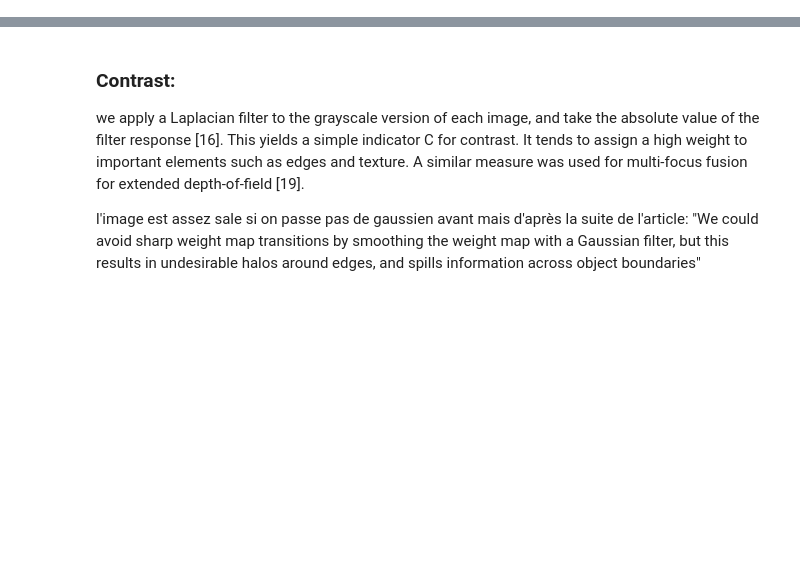
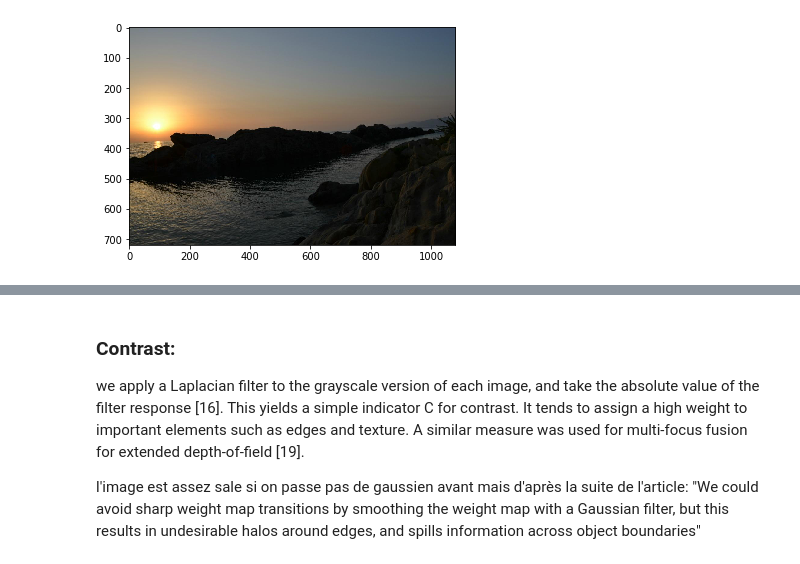
Before and after one commit to raph-m/exposure_fusion, a Jupyter notebook: experiments.ipynb, the cells around one changed output, grey strips where cells are left out. Drawn from its saved outputs; the diff is of its cells as text; code cells hidden in the pictures; blank space fills up the shorter version.

```diff
--- a/experiments.ipynb
+++ b/experiments.ipynb
@@ -8,11 +8,13 @@ from scipy.ndimage.filters import laplace
 from utils import *
 
 pictures_dir = "pictures"
-setup = "me_vs_hdr"
+setup = "SecretBeach"
 # %%
-pic_path = os.path.join(pictures_dir, setup, "Flowers2.jpg")
+pic_path = os.path.join(pictures_dir, setup, setup + "1.jpg")
 im = Image.open(pic_path)
 plt.imshow(np.asarray(im));
+# %% [output]
+[figure, added]
 # %%
 im = naive_average(load_images_from_path(pictures_dir, setup))
 results_dir = "results"
```
Also changed, not shown: parts of 10 cells of this notebook.
